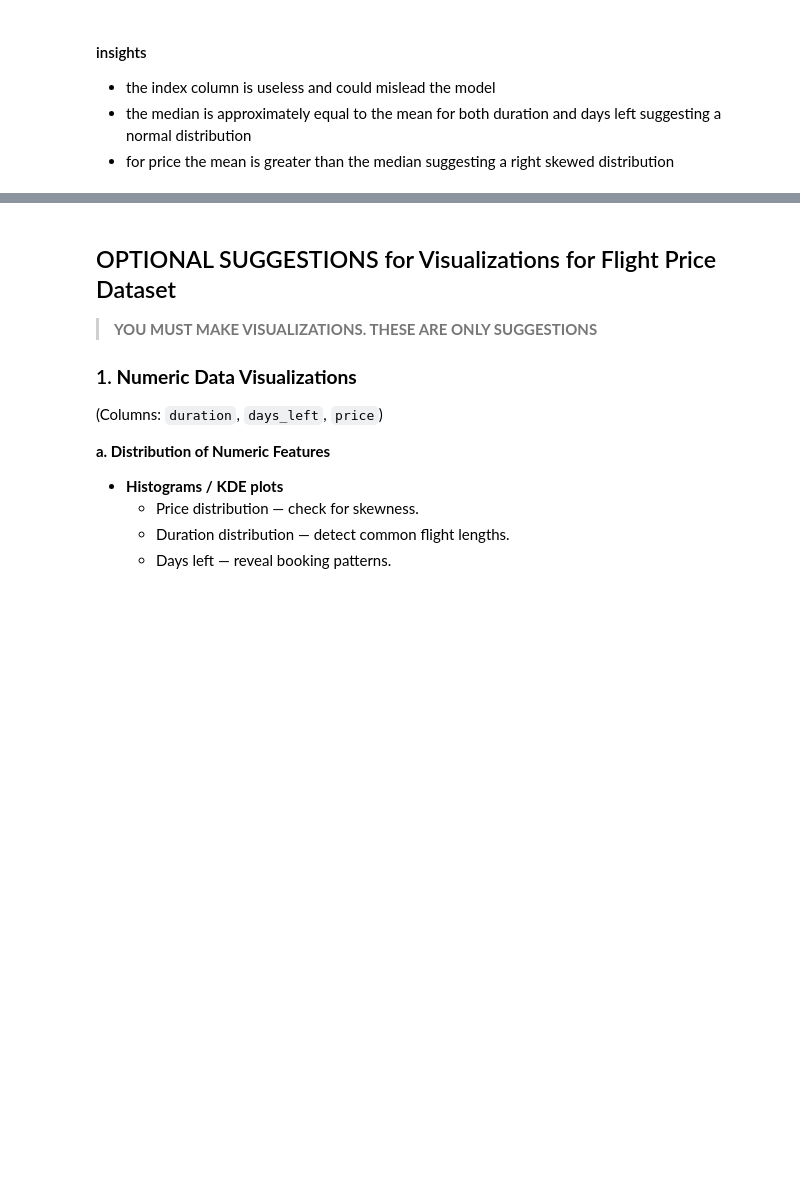
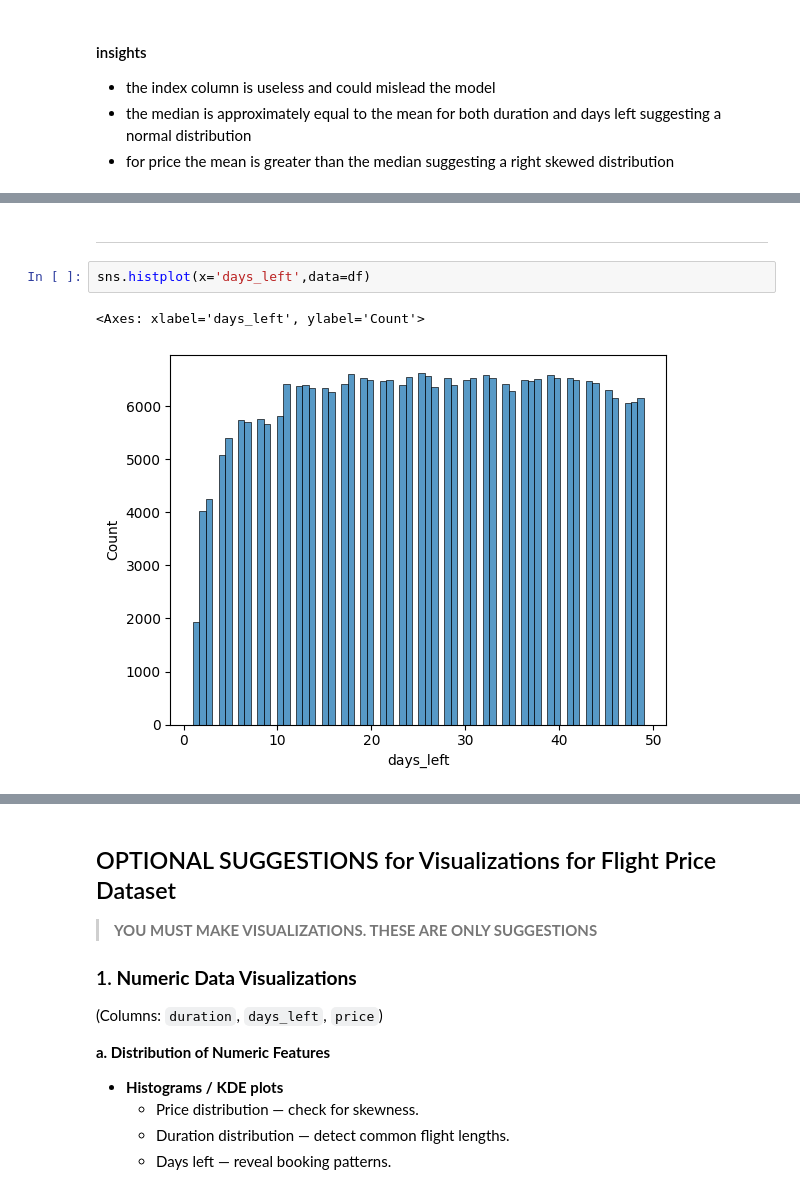
Before and after one commit to Abdallahyasser14/-Airline-Flights-Price-Prediction-Project, a Jupyter notebook: Regression_Task.ipynb, the cells around one changed output, grey strips where cells are left out. Drawn from its saved outputs; the diff is of its cells as text; blank space fills up the shorter version.

```diff
--- a/Regression_Task.ipynb
+++ b/Regression_Task.ipynb
@@ -404,0 +477,7 @@ df.describe()
+# %% [markdown]
+--------------------------------------------------------
+# %%
+sns.histplot(x='days_left',data=df)
+# %% [output]
+<Axes: xlabel='days_left', ylabel='Count'>
+[figure, added]
```
Also changed, not shown: parts of 40 cells of this notebook.
